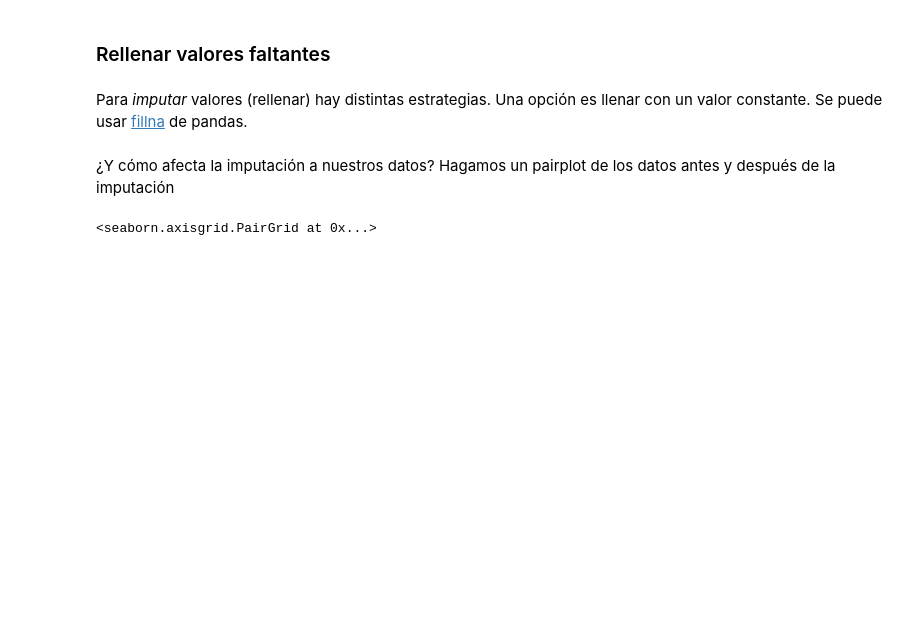
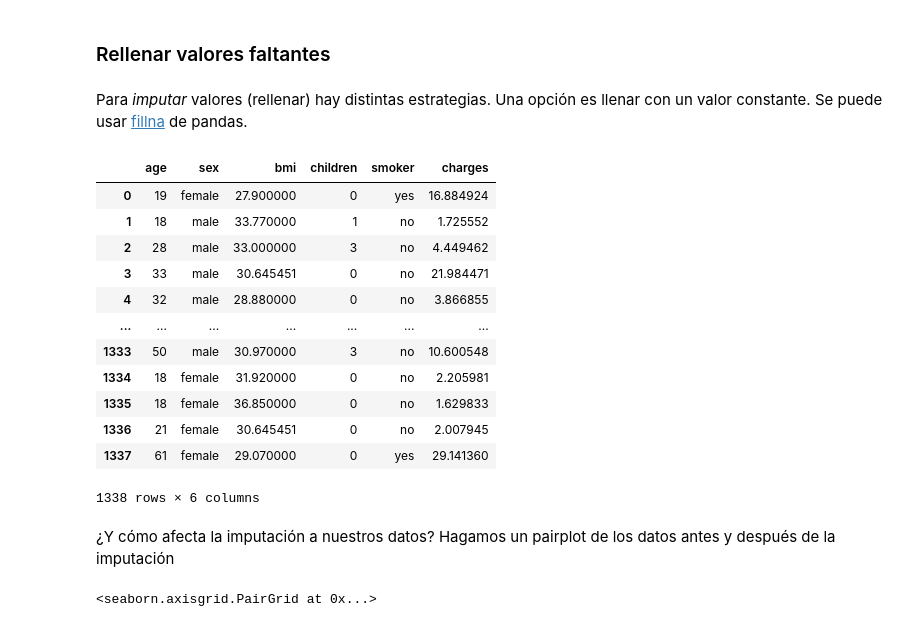
Before and after one commit to andres-mart/Coderhouse, a Jupyter notebook: 7. Preprocesamiento de Datos/Ejericio_1.ipynb, the cells around one changed output. Cells and saved outputs as stored; diff of their text form; code cells hidden in the pictures; blank space fills up the shorter version.

```diff
--- a/7. Preprocesamiento de Datos/Ejericio_1.ipynb
+++ b/7. Preprocesamiento de Datos/Ejericio_1.ipynb
@@ -71,6 +71,21 @@ data.dropna()
 Para *imputar* valores (rellenar) hay distintas estrategias. Una opción es llenar con un valor constante. Se puede usar [fillna](https://pandas.pydata.org/pandas-docs/stable/reference/api/pandas.DataFrame.fillna.html) de pandas.
 # %%
 data2 = data.fillna(data.mean())
+data2
+# %% [output]
+|  | age | sex | bmi | children | smoker | charges |
+| 0 | 19 | female | 27.900000 | 0 | yes | 16.884924 |
+| 1 | 18 | male | 33.770000 | 1 | no | 1.725552 |
+| 2 | 28 | male | 33.000000 | 3 | no | 4.449462 |
+| 3 | 33 | male | 30.645451 | 0 | no | 21.984471 |
+| 4 | 32 | male | 28.880000 | 0 | no | 3.866855 |
+| ... | ... | ... | ... | ... | ... | ... |
+| 1333 | 50 | male | 30.970000 | 3 | no | 10.600548 |
+| 1334 | 18 | female | 31.920000 | 0 | no | 2.205981 |
+| 1335 | 18 | female | 36.850000 | 0 | no | 1.629833 |
+| 1336 | 21 | female | 30.645451 | 0 | no | 2.007945 |
+| 1337 | 61 | female | 29.070000 | 0 | yes | 29.141360 |
+1338 rows × 6 columns
 # %% [markdown]
 ¿Y cómo afecta la imputación a nuestros datos? Hagamos un pairplot de los datos antes y después de la imputación
 # %%
```
